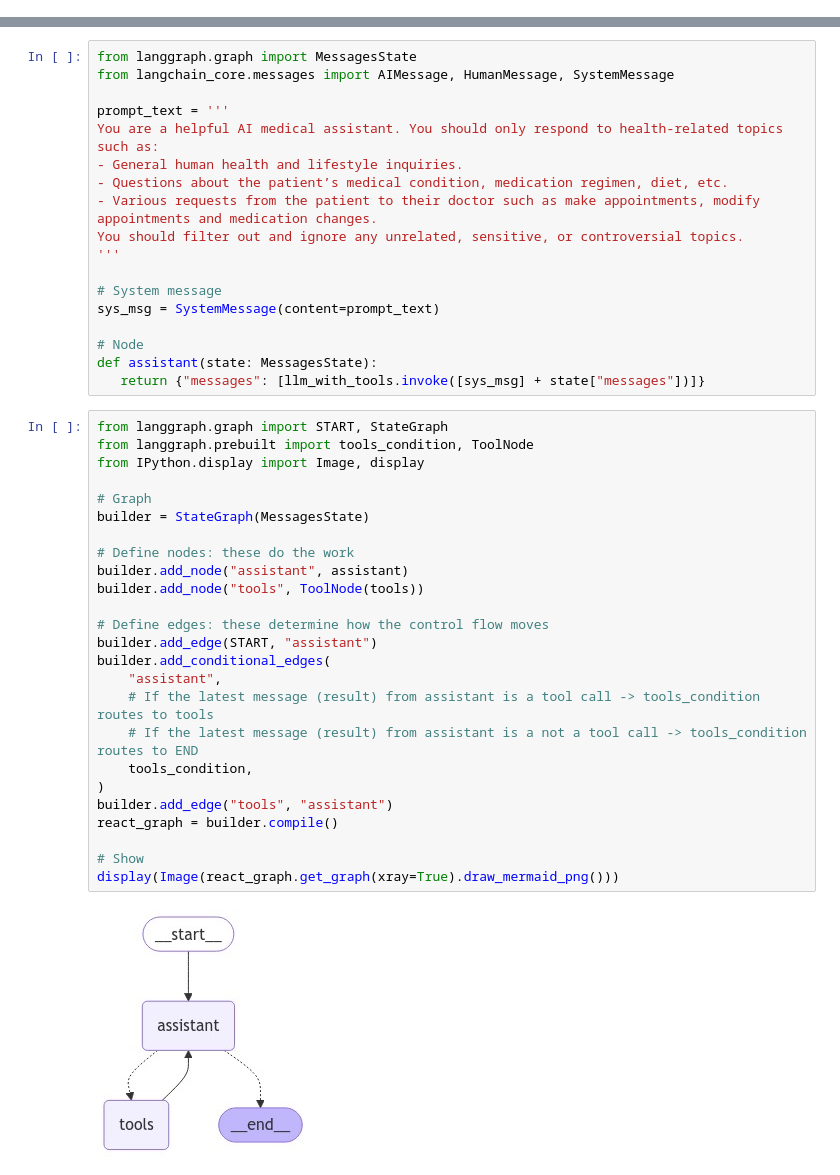
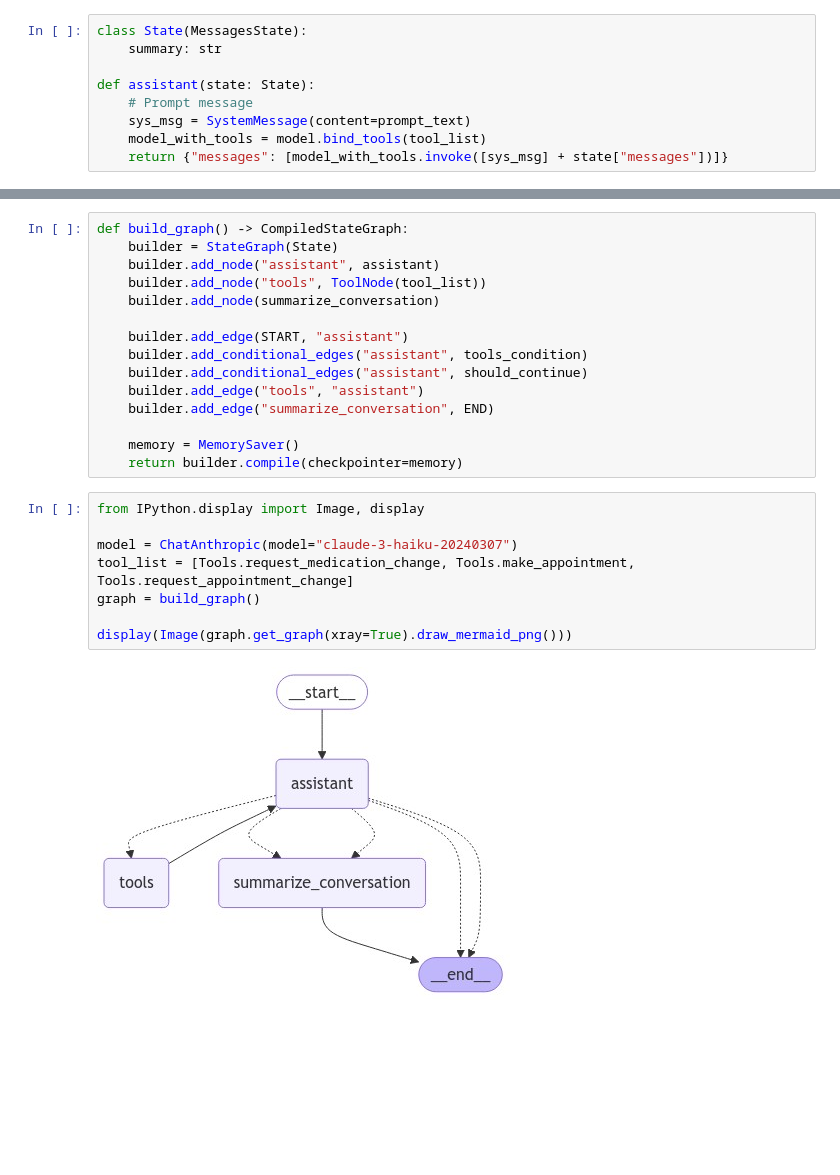
Before and after one commit to sajedjalil/Patient-Chat, a Jupyter notebook: home/llm/notebooks/agent.ipynb, the cells around one changed output, grey strips where cells are left out. Cells and saved outputs as stored; diff of their text form; blank space fills up the shorter version.

```diff
--- a/home/llm/notebooks/agent.ipynb
+++ b/home/llm/notebooks/agent.ipynb
@@ -45,0 +68,9 @@ llm_with_tools = llm.bind_tools(tools)
+# %%
+class State(MessagesState):
+    summary: str
+
+def assistant(state: State):
+    # Prompt message
+    sys_msg = SystemMessage(content=prompt_text)
+    model_with_tools = model.bind_tools(tool_list)
+    return {"messages": [model_with_tools.invoke([sys_msg] + state["messages"])]}
@@ -46,46 +111,26 @@ llm_with_tools = llm.bind_tools(tools)
+# %%
+def build_graph() -> CompiledStateGraph:
+    builder = StateGraph(State)
+    builder.add_node("assistant", assistant)
+    builder.add_node("tools", ToolNode(tool_list))
+    builder.add_node(summarize_conversation)
+
+    builder.add_edge(START, "assistant")
+    builder.add_conditional_edges("assistant", tools_condition)
+    builder.add_conditional_edges("assistant", should_continue)
+    builder.add_edge("tools", "assistant")
+    builder.add_edge("summarize_conversation", END)
+
+    memory = MemorySaver()
+    return builder.compile(checkpointer=memory)
 # %%
-from langgraph.graph import MessagesState
-from langchain_core.messages import AIMessage, HumanMessage, SystemMessage
+from IPython.display import Image, display
 
-prompt_text = '''
-You are a helpful AI medical assistant. You should only respond to health-related topics such as:
-- General human health and lifestyle inquiries.
-- Questions about the patient’s medical condition, medication regimen, diet, etc.
-- Various requests from the patient to their doctor such as make appointments, modify appointments and medication changes.
-You should filter out and ignore any unrelated, sensitive, or controversial topics.
-'''
+model = ChatAnthropic(model="claude-3-haiku-20240307")
+tool_list = [Tools.request_medication_change, Tools.make_appointment, Tools.request_appointment_change]
+graph = build_graph()
 
-# System message
-sys_msg = SystemMessage(content=prompt_text)
-
-# Node
-def assistant(state: MessagesState):
-   return {"messages": [llm_with_tools.invoke([sys_msg] + state["messages"])]}
+display(Image(graph.get_graph(xray=True).draw_mermaid_png()))
+# %% [output]
+[figure, added]
-# %%
-from langgraph.graph import START, StateGraph
-from langgraph.prebuilt import tools_condition, ToolNode
-from IPython.display import Image, display
-
-# Graph
-builder = StateGraph(MessagesState)
-
-# Define nodes: these do the work
-builder.add_node("assistant", assistant)
-builder.add_node("tools", ToolNode(tools))
-
-# Define edges: these determine how the control flow moves
-builder.add_edge(START, "assistant")
-builder.add_conditional_edges(
-    "assistant",
-    # If the latest message (result) from assistant is a tool call -> tools_condition routes to tools
-    # If the latest message (result) from assistant is a not a tool call -> tools_condition routes to END
-    tools_condition,
-)
-builder.add_edge("tools", "assistant")
-react_graph = builder.compile()
-
-# Show
-display(Image(react_graph.get_graph(xray=True).draw_mermaid_png()))
-# %% [output]
-[figure, removed]
 # %%
```
Also changed, not shown: parts of 15 cells of this notebook, 10 other files.
